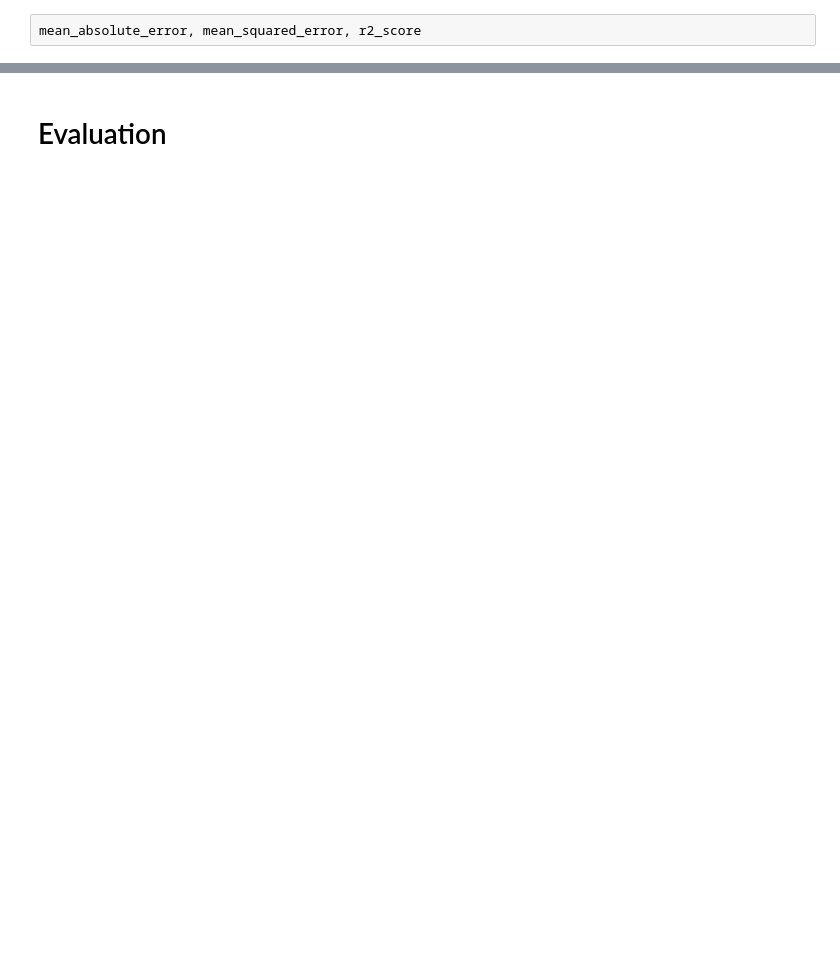
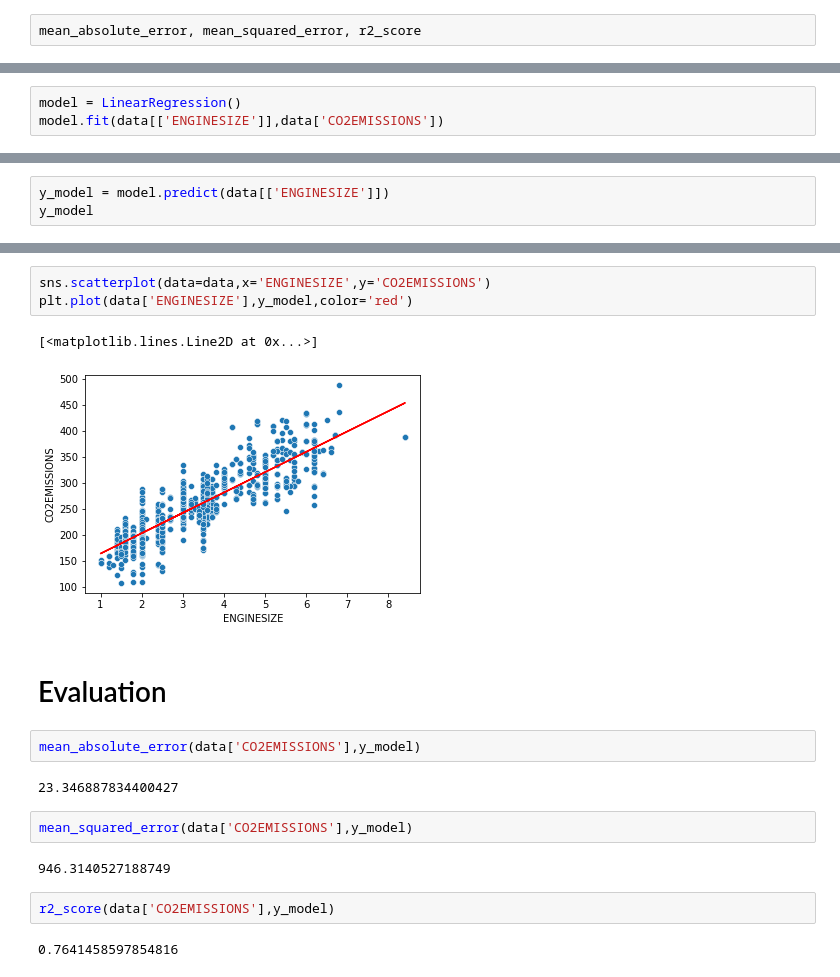
Before and after one commit to chang99729/py34sa3l2, a Jupyter notebook: Lecture 02/Linear Regression.ipynb, the cells around one changed output, grey strips where cells are left out. Drawn from its saved outputs; the diff is of its cells as text; blank space fills up the shorter version.

```diff
--- a/Lecture 02/Linear Regression.ipynb
+++ b/Lecture 02/Linear Regression.ipynb
@@ -251,0 +267,3 @@ mean_absolute_error, mean_squared_error, r2_score
+# %%
+model = LinearRegression()
+model.fit(data[['ENGINESIZE']],data['CO2EMISSIONS'])
@@ -251,0 +296,3 @@ mean_absolute_error, mean_squared_error, r2_score
+# %%
+y_model = model.predict(data[['ENGINESIZE']])
+y_model
@@ -252,5 +318,23 @@ mean_absolute_error, mean_squared_error, r2_score
+# %%
+sns.scatterplot(data=data,x='ENGINESIZE',y='CO2EMISSIONS')
+plt.plot(data['ENGINESIZE'],y_model,color='red')
+# %% [output]
+[<matplotlib.lines.Line2D at 0x...>]
+[figure, added]
 # %% [markdown]
 # Evaluation
+# %%
+mean_absolute_error(data['CO2EMISSIONS'],y_model)
+# %% [output]
+23.346887834400427
+# %%
+mean_squared_error(data['CO2EMISSIONS'],y_model)
+# %% [output]
+946.3140527188749
+# %%
+r2_score(data['CO2EMISSIONS'],y_model)
+# %% [output]
+0.7641458597854816
 # %% [markdown]
 ![](https://spidec.files.wordpress.com/2017/05/fittings.jpg?w=702)
 # %% [markdown]
```
Also changed, not shown: parts of 32 cells of this notebook.
